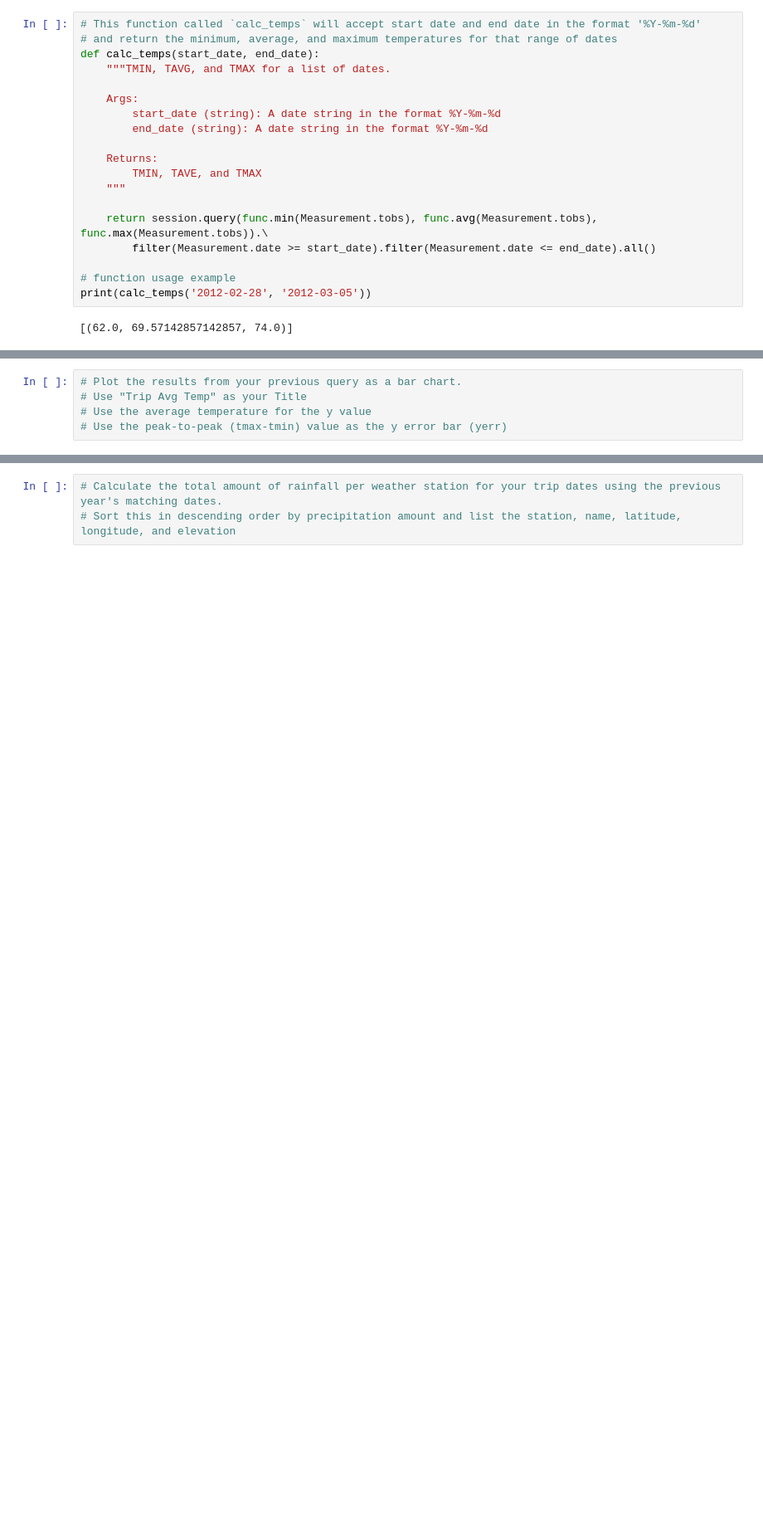
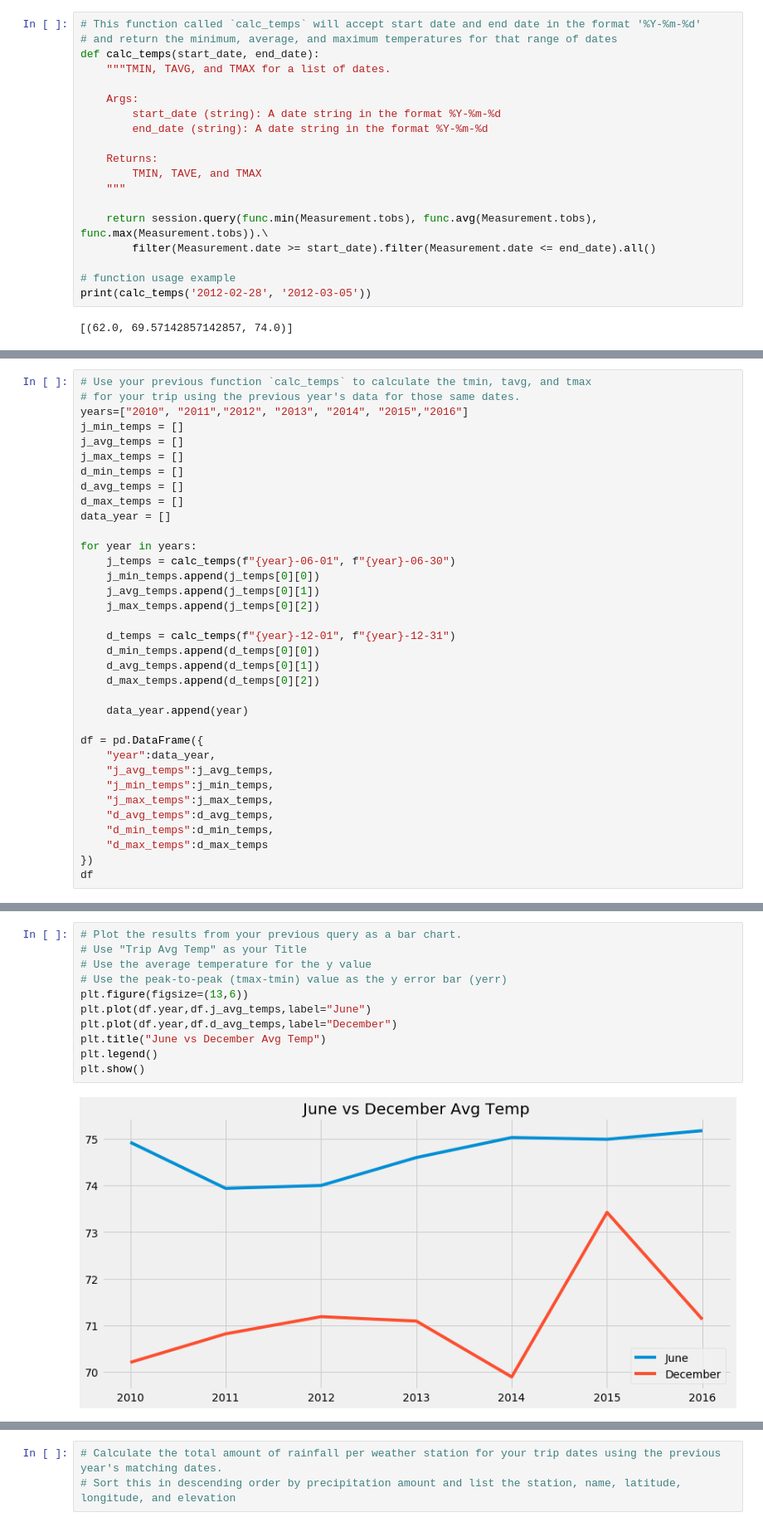
Before and after one commit to loganbonsignore/sqlalchemy-api, a Jupyter notebook: climate_starter.ipynb, the cells around one changed output, grey strips where cells are left out. Shown at 83% size. Cells and saved outputs as stored; diff of their text form; blank space fills up the shorter version.

```diff
--- a/climate_starter.ipynb
+++ b/climate_starter.ipynb
@@ -206,0 +204,35 @@ print(calc_temps('2012-02-28', '2012-03-05'))
+# %%
+# Use your previous function `calc_temps` to calculate the tmin, tavg, and tmax
+# for your trip using the previous year's data for those same dates.
+years=["2010", "2011","2012", "2013", "2014", "2015","2016"]
+j_min_temps = []
+j_avg_temps = []
+j_max_temps = []
+d_min_temps = []
+d_avg_temps = []
+d_max_temps = []
+data_year = []
+
+for year in years:
+    j_temps = calc_temps(f"{year}-06-01", f"{year}-06-30")
+    j_min_temps.append(j_temps[0][0])
+    j_avg_temps.append(j_temps[0][1])
+    j_max_temps.append(j_temps[0][2])
+
+    d_temps = calc_temps(f"{year}-12-01", f"{year}-12-31")
+    d_min_temps.append(d_temps[0][0])
+    d_avg_temps.append(d_temps[0][1])
+    d_max_temps.append(d_temps[0][2])
+
+    data_year.append(year)
+
+df = pd.DataFrame({
+    "year":data_year,
+    "j_avg_temps":j_avg_temps,
+    "j_min_temps":j_min_temps,
+    "j_max_temps":j_max_temps,
+    "d_avg_temps":d_avg_temps,
+    "d_min_temps":d_min_temps,
+    "d_max_temps":d_max_temps
+})
+df
@@ -207,5 +248,13 @@ print(calc_temps('2012-02-28', '2012-03-05'))
 # %%
 # Plot the results from your previous query as a bar chart.
 # Use "Trip Avg Temp" as your Title
 # Use the average temperature for the y value
 # Use the peak-to-peak (tmax-tmin) value as the y error bar (yerr)
+plt.figure(figsize=(13,6))
+plt.plot(df.year,df.j_avg_temps,label="June")
+plt.plot(df.year,df.d_avg_temps,label="December")
+plt.title("June vs December Avg Temp")
+plt.legend()
+plt.show()
+# %% [output]
+[figure, added]
```
Also changed, not shown: parts of 5 cells of this notebook, 2 other files.
